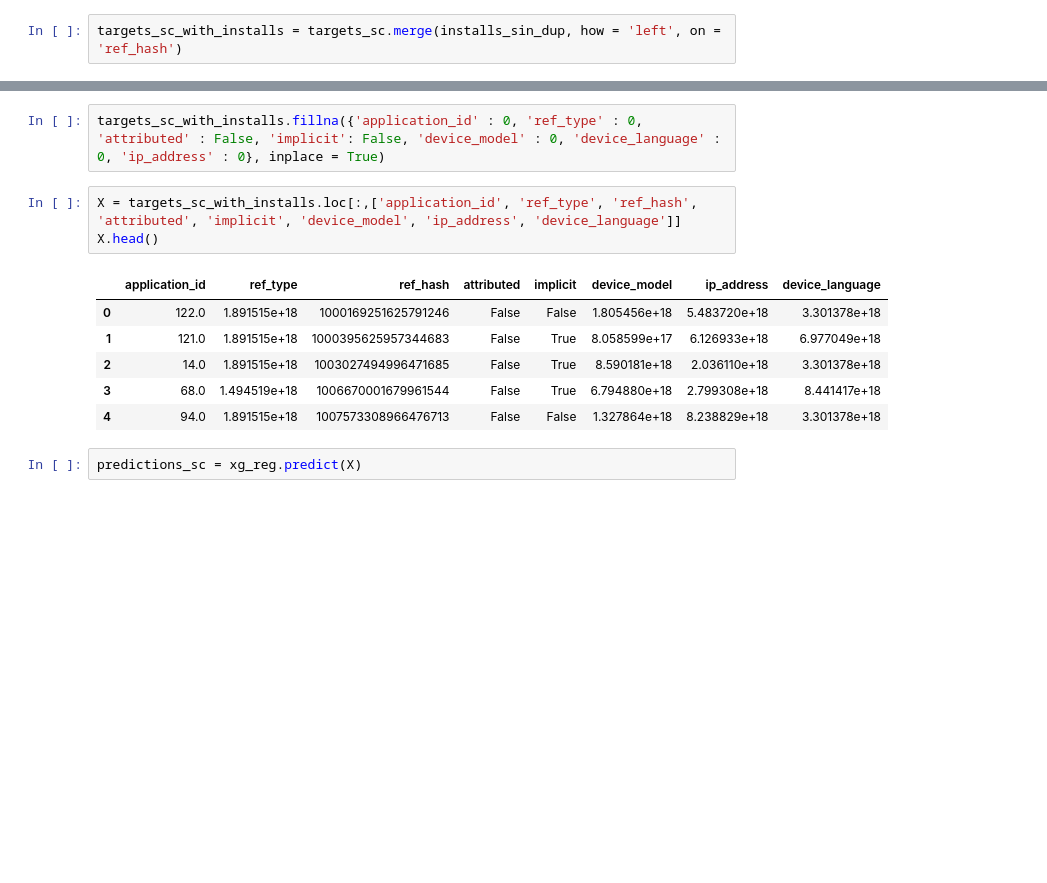
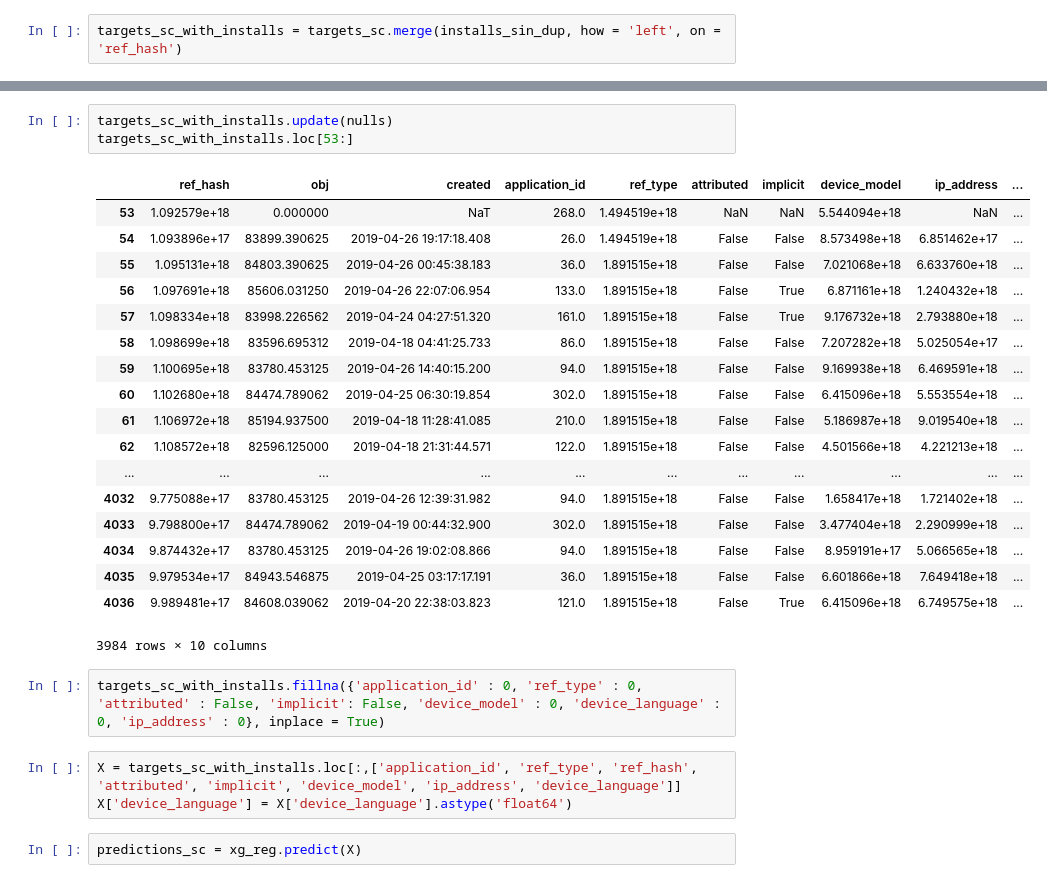
Before and after one commit to shizus/7506-1c2019, a Jupyter notebook: tp2/scripts/installsListoPaTraining.ipynb, the cells around one changed output, grey strips where cells are left out. Cells and saved outputs as stored; diff of their text form; blank space fills up the shorter version.

```diff
--- a/tp2/scripts/installsListoPaTraining.ipynb
+++ b/tp2/scripts/installsListoPaTraining.ipynb
@@ -383,15 +367,30 @@ targets_sc_with_installs = targets_sc.merge(installs_sin_dup, how = 'left', on =
+# %%
+targets_sc_with_installs.update(nulls)
+targets_sc_with_installs.loc[53:]
+# %% [output]
+|  | ref_hash | obj | created | application_id | ref_type | attributed | implicit | device_model | ip_address | ... |
+| 53 | 1.092579e+18 | 0.000000 | NaT | 268.0 | 1.494519e+18 | NaN | NaN | 5.544094e+18 | NaN | ... |
+| 54 | 1.093896e+17 | 83899.390625 | 2019-04-26 19:17:18.408 | 26.0 | 1.494519e+18 | False | False | 8.573498e+18 | 6.851462e+17 | ... |
+| 55 | 1.095131e+18 | 84803.390625 | 2019-04-26 00:45:38.183 | 36.0 | 1.891515e+18 | False | False | 7.021068e+18 | 6.633760e+18 | ... |
+| 56 | 1.097691e+18 | 85606.031250 | 2019-04-26 22:07:06.954 | 133.0 | 1.891515e+18 | False | True | 6.871161e+18 | 1.240432e+18 | ... |
+| 57 | 1.098334e+18 | 83998.226562 | 2019-04-24 04:27:51.320 | 161.0 | 1.891515e+18 | False | True | 9.176732e+18 | 2.793880e+18 | ... |
+| 58 | 1.098699e+18 | 83596.695312 | 2019-04-18 04:41:25.733 | 86.0 | 1.891515e+18 | False | False | 7.207282e+18 | 5.025054e+17 | ... |
+| 59 | 1.100695e+18 | 83780.453125 | 2019-04-26 14:40:15.200 | 94.0 | 1.891515e+18 | False | False | 9.169938e+18 | 6.469591e+18 | ... |
+| 60 | 1.102680e+18 | 84474.789062 | 2019-04-25 06:30:19.854 | 302.0 | 1.891515e+18 | False | False | 6.415096e+18 | 5.553554e+18 | ... |
+| 61 | 1.106972e+18 | 85194.937500 | 2019-04-18 11:28:41.085 | 210.0 | 1.891515e+18 | False | False | 5.186987e+18 | 9.019540e+18 | ... |
+| 62 | 1.108572e+18 | 82596.125000 | 2019-04-18 21:31:44.571 | 122.0 | 1.891515e+18 | False | False | 4.501566e+18 | 4.221213e+18 | ... |
+| ... | ... | ... | ... | ... | ... | ... | ... | ... | ... | ... |
+| 4032 | 9.775088e+17 | 83780.453125 | 2019-04-26 12:39:31.982 | 94.0 | 1.891515e+18 | False | False | 1.658417e+18 | 1.721402e+18 | ... |
+| 4033 | 9.798800e+17 | 84474.789062 | 2019-04-19 00:44:32.900 | 302.0 | 1.891515e+18 | False | False | 3.477404e+18 | 2.290999e+18 | ... |
+| 4034 | 9.874432e+17 | 83780.453125 | 2019-04-26 19:02:08.866 | 94.0 | 1.891515e+18 | False | False | 8.959191e+17 | 5.066565e+18 | ... |
+| 4035 | 9.979534e+17 | 84943.546875 | 2019-04-25 03:17:17.191 | 36.0 | 1.891515e+18 | False | False | 6.601866e+18 | 7.649418e+18 | ... |
+| 4036 | 9.989481e+17 | 84608.039062 | 2019-04-20 22:38:03.823 | 121.0 | 1.891515e+18 | False | True | 6.415096e+18 | 6.749575e+18 | ... |
+3984 rows × 10 columns
 # %%
 targets_sc_with_installs.fillna({'application_id' : 0, 'ref_type' : 0, 'attributed' : False, 'implicit': False, 'device_model' : 0, 'device_language' : 0, 'ip_address' : 0}, inplace = True)
 # %%
 X = targets_sc_with_installs.loc[:,['application_id', 'ref_type', 'ref_hash', 'attributed', 'implicit', 'device_model', 'ip_address', 'device_language']]
-X.head()
+X['device_language'] = X['device_language'].astype('float64')
-# %% [output]
-|  | application_id | ref_type | ref_hash | attributed | implicit | device_model | ip_address | device_language |
-| 0 | 122.0 | 1.891515e+18 | 1000169251625791246 | False | False | 1.805456e+18 | 5.483720e+18 | 3.301378e+18 |
-| 1 | 121.0 | 1.891515e+18 | 1000395625957344683 | False | True | 8.058599e+17 | 6.126933e+18 | 6.977049e+18 |
-| 2 | 14.0 | 1.891515e+18 | 1003027494996471685 | False | True | 8.590181e+18 | 2.036110e+18 | 3.301378e+18 |
-| 3 | 68.0 | 1.494519e+18 | 1006670001679961544 | False | True | 6.794880e+18 | 2.799308e+18 | 8.441417e+18 |
-| 4 | 94.0 | 1.891515e+18 | 1007573308966476713 | False | False | 1.327864e+18 | 8.238829e+18 | 3.301378e+18 |
 # %%
 predictions_sc = xg_reg.predict(X)
 # %%
```
Also changed, not shown: parts of 61 cells of this notebook.
